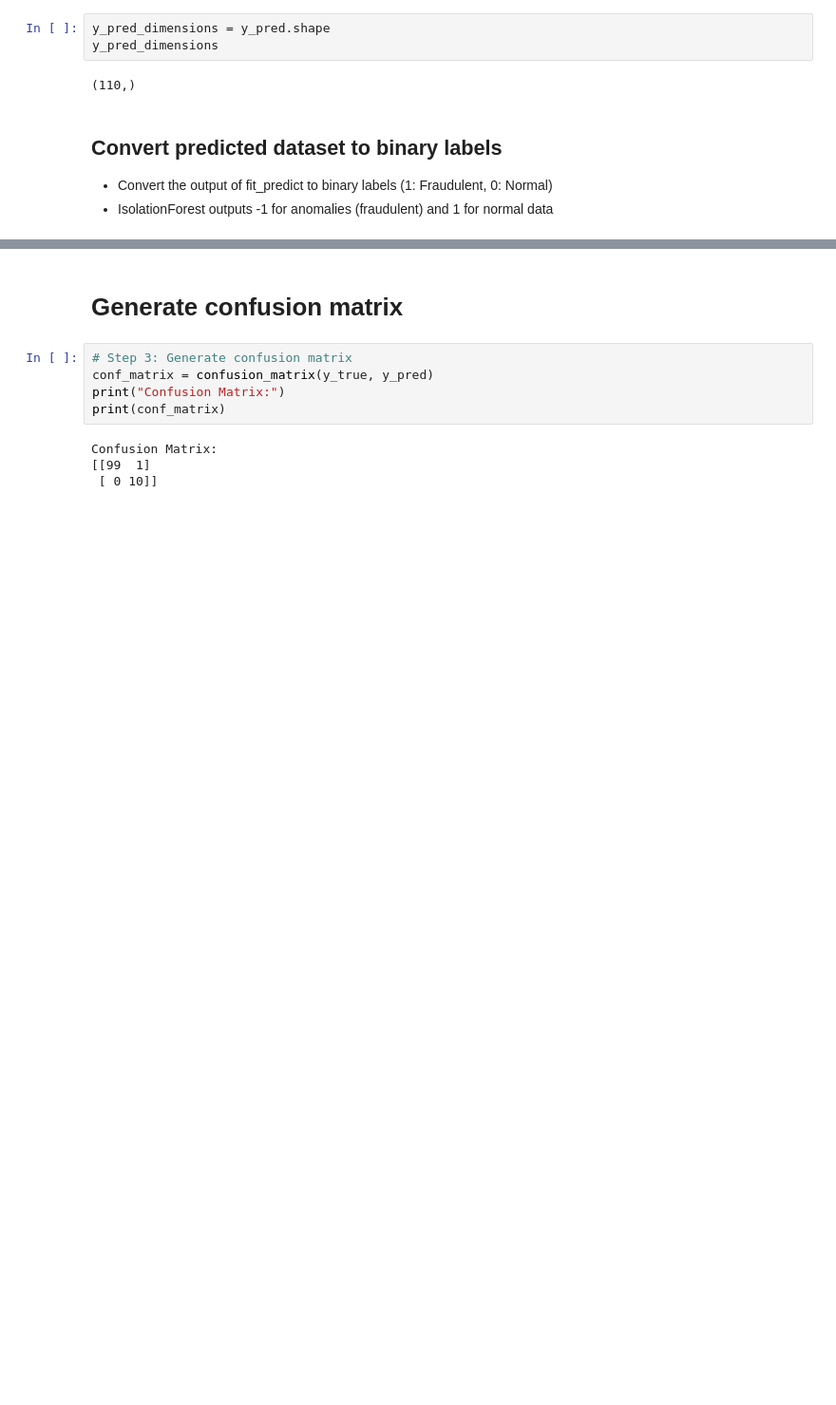
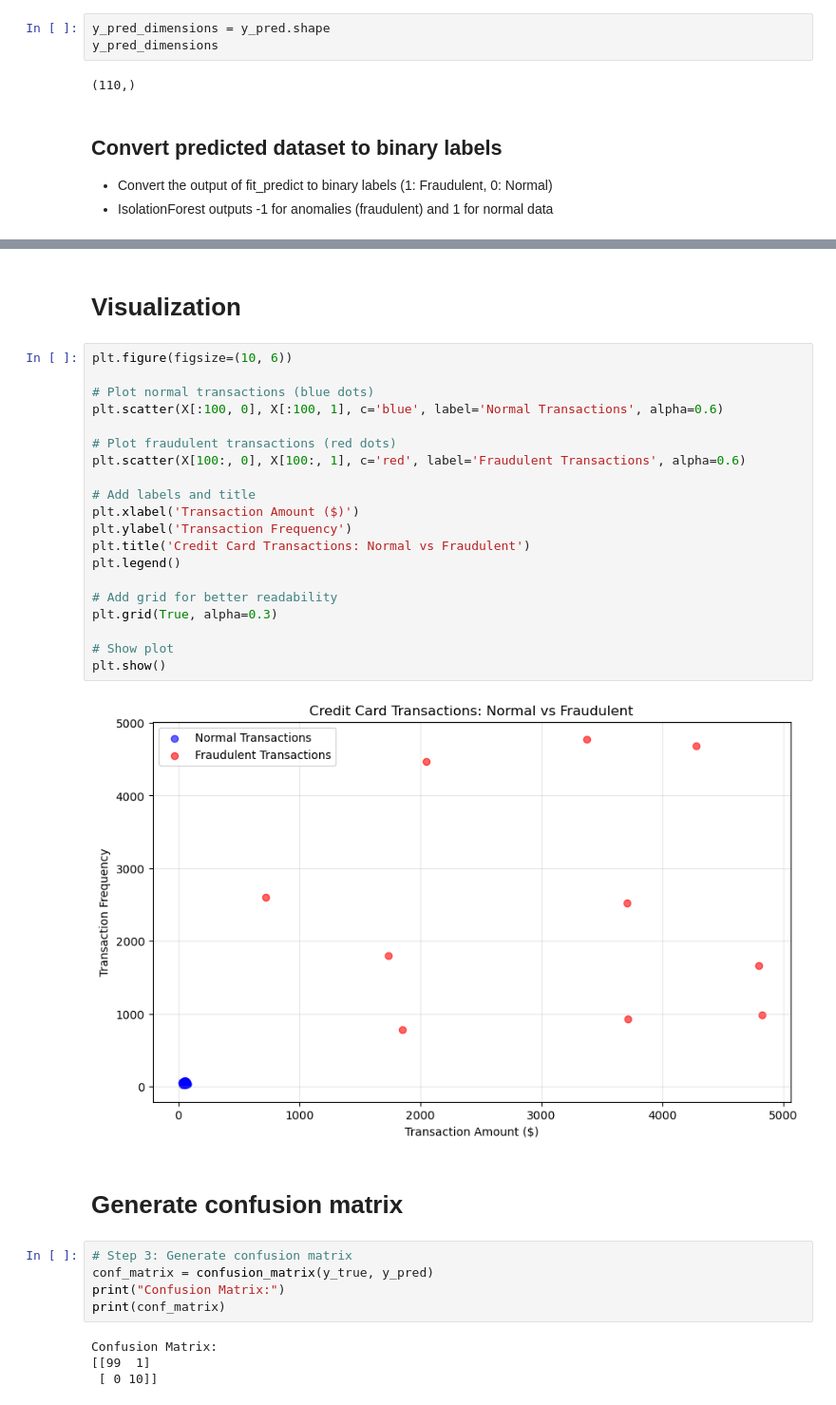
Before and after one commit to rosa-lpz/machine-learning-handbook, a Jupyter notebook: Unsupervised Learning/Anomaly Detection/Isolation Forest/card-credit-transactions.ipynb, the cells around one changed output, grey strips where cells are left out. Shown at 95% size. Saved outputs shown, nothing was run; the diff lists cells and outputs as text; blank space fills up the shorter version.

```diff
--- a/Unsupervised Learning/Anomaly Detection/Isolation Forest/card-credit-transactions.ipynb
+++ b/Unsupervised Learning/Anomaly Detection/Isolation Forest/card-credit-transactions.ipynb
@@ -187,5 +188,29 @@ array([0, 0, 0, 0, 1, 0, 0, 0, 0, 0, 0, 0, 0, 0, 0, 0, 0, 0, 0, 0, 0, 0,
        0, 0, 0, 0, 0, 0, 0, 0, 0, 0, 0, 0, 0, 0, 0, 0, 0, 0, 0, 0, 0, 0,
        0, 0, 0, 0, 0, 0, 0, 0, 0, 0, 0, 0, 1, 1, 1, 1, 1, 1, 1, 1, 1, 1])
+# %% [markdown]
+# Visualization
+# %%
+plt.figure(figsize=(10, 6))
+
+# Plot normal transactions (blue dots)
+plt.scatter(X[:100, 0], X[:100, 1], c='blue', label='Normal Transactions', alpha=0.6)
+
+# Plot fraudulent transactions (red dots)
+plt.scatter(X[100:, 0], X[100:, 1], c='red', label='Fraudulent Transactions', alpha=0.6)
+
+# Add labels and title
+plt.xlabel('Transaction Amount ($)')
+plt.ylabel('Transaction Frequency')
+plt.title('Credit Card Transactions: Normal vs Fraudulent')
+plt.legend()
+
+# Add grid for better readability
+plt.grid(True, alpha=0.3)
+
+# Show plot
+plt.show()
+# %% [output]
+[figure, added]
 # %% [markdown]
 # Generate confusion matrix
 # %%
```
Also changed, not shown: parts of 6 cells of this notebook, 8 other files.
